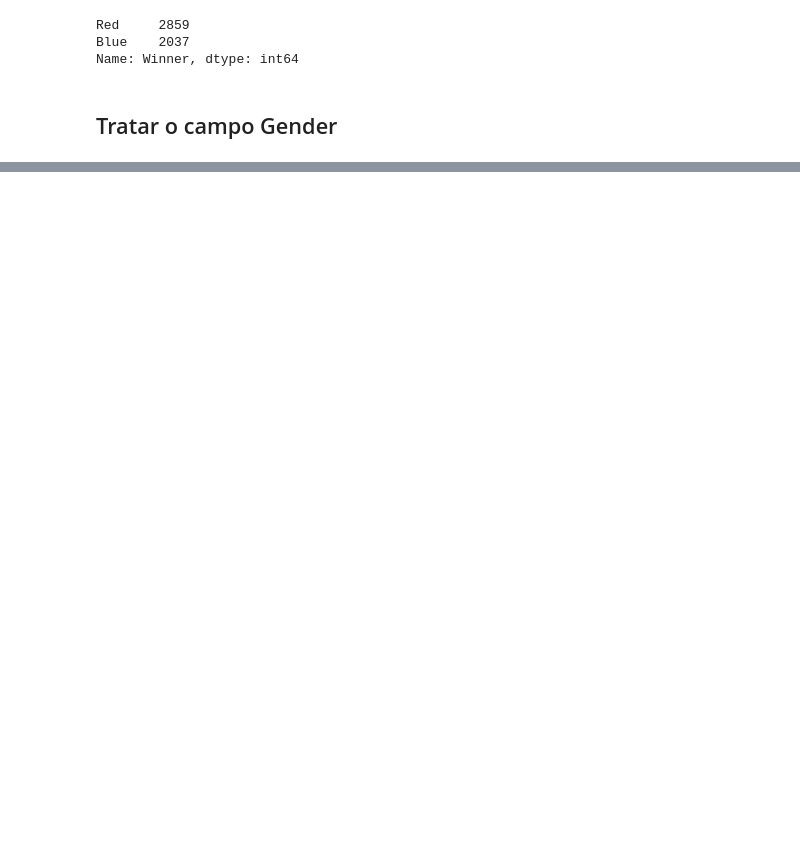
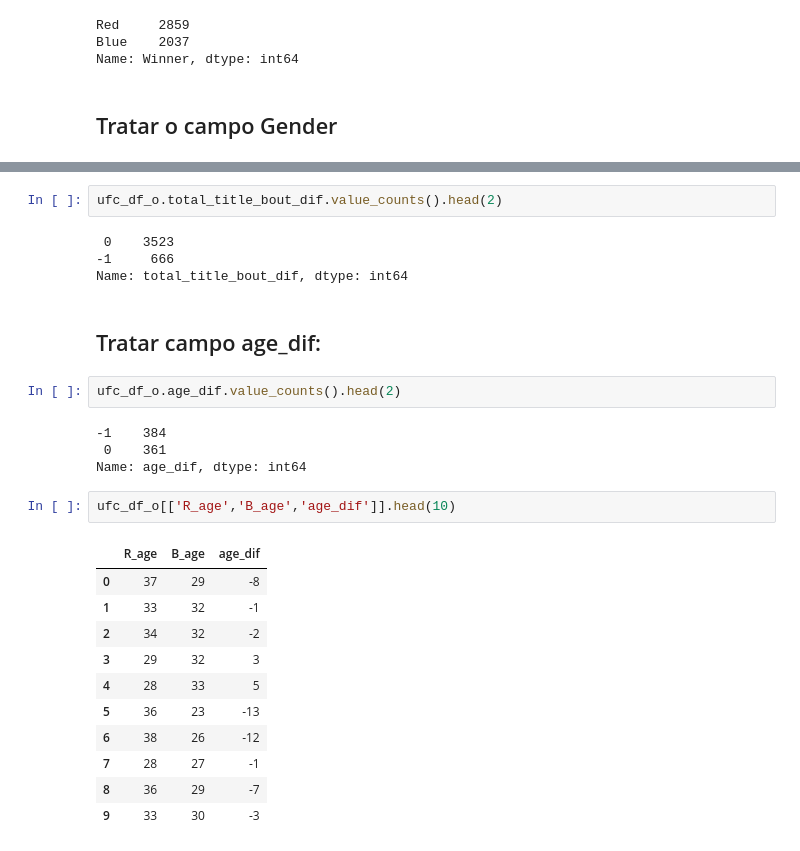
Before and after one commit to OseiasBeu/fight_project, a Jupyter notebook: ufc_project.ipynb, the cells around one changed output, grey strips where cells are left out. Saved outputs shown, nothing was run; the diff lists cells and outputs as text; blank space fills up the shorter version.

```diff
--- a/ufc_project.ipynb
+++ b/ufc_project.ipynb
@@ -243,0 +201,28 @@ Name: B_Stance, dtype: int64
+# %%
+ufc_df_o.total_title_bout_dif.value_counts().head(2)
+# %% [output]
+ 0    3523
+-1     666
+Name: total_title_bout_dif, dtype: int64
+# %% [markdown]
+## Tratar campo age_dif:
+# %%
+ufc_df_o.age_dif.value_counts().head(2)
+# %% [output]
+-1    384
+ 0    361
+Name: age_dif, dtype: int64
+# %%
+ufc_df_o[['R_age','B_age','age_dif']].head(10)
+# %% [output]
+|  | R_age | B_age | age_dif |
+| 0 | 37 | 29 | -8 |
+| 1 | 33 | 32 | -1 |
+| 2 | 34 | 32 | -2 |
+| 3 | 29 | 32 | 3 |
+| 4 | 28 | 33 | 5 |
+| 5 | 36 | 23 | -13 |
+| 6 | 38 | 26 | -12 |
+| 7 | 28 | 27 | -1 |
+| 8 | 36 | 29 | -7 |
+| 9 | 33 | 30 | -3 |
```
Also changed, not shown: parts of 34 cells of this notebook.
